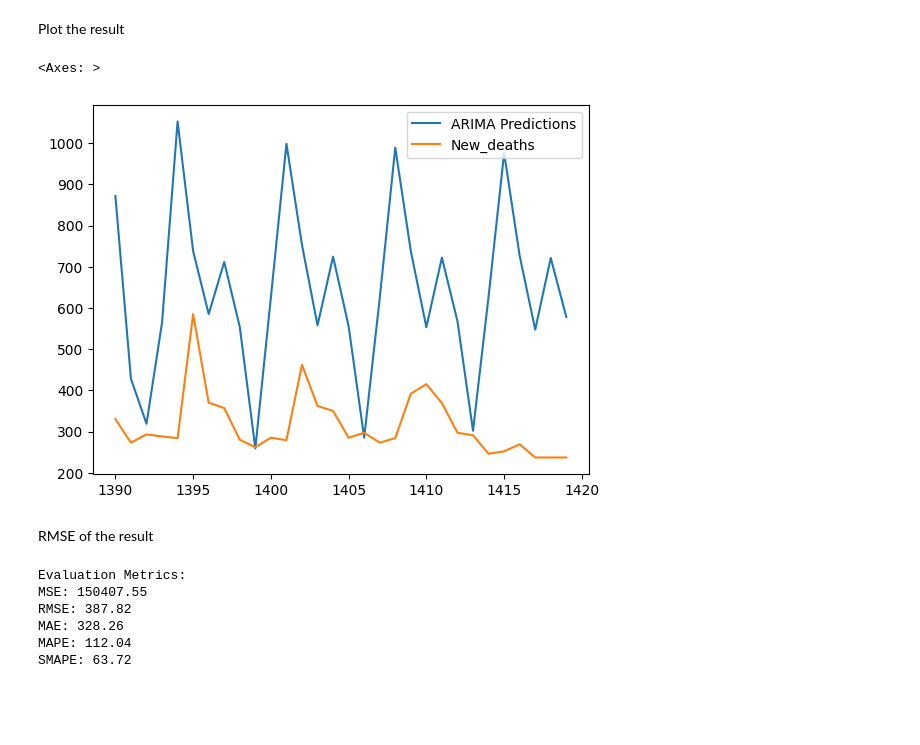
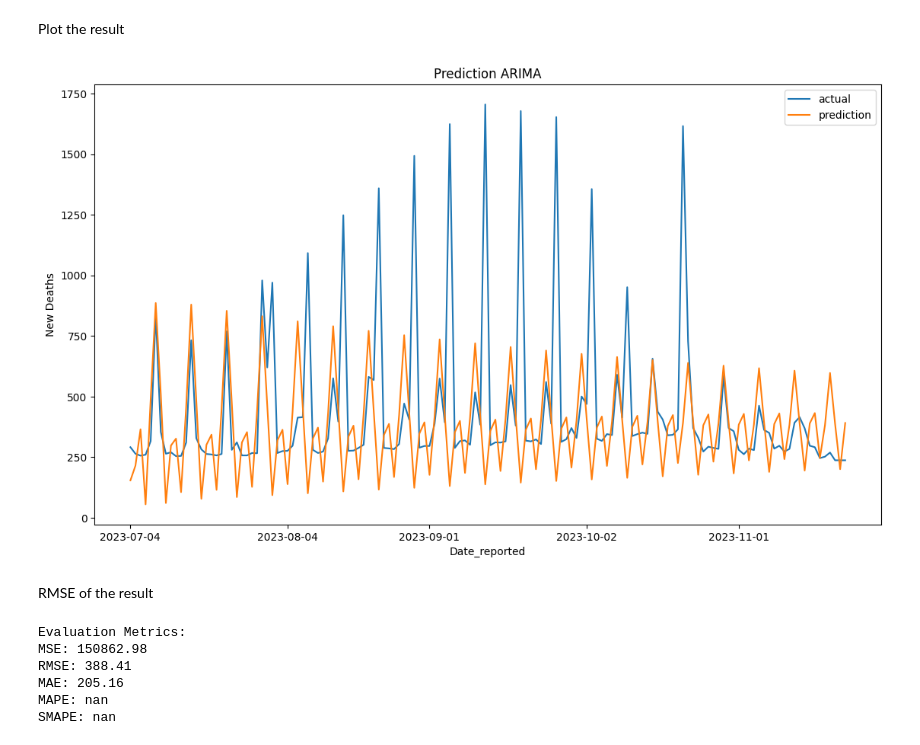
Before and after one commit to samuell07/timeseries-forecasting, a Jupyter notebook: covid_deaths/models/covid-deaths-arima.ipynb, the cells around one changed output. Drawn from its saved outputs; the diff is of its cells as text; code cells hidden in the pictures; blank space fills up the shorter version.

Commit message:
unify graphs and training size

```diff
--- a/covid_deaths/models/covid-deaths-arima.ipynb
+++ b/covid_deaths/models/covid-deaths-arima.ipynb
@@ -14,9 +16,9 @@ target_column = "New_deaths"
 df = pd.read_csv(file_path, parse_dates=True)
 df = df[[date_column, target_column]]
 
+df = df.groupby(date_column).sum().reset_index()
 df.set_index(date_column, inplace=True)
-df = df.groupby(date_column).sum().reset_index()
-
 df = df.dropna()
+dates = df.index.values
 # %% [markdown]
 Train test split
@@ -26,3 +25,8 @@ test = df.iloc[-30:]
+# %%
+data_length = len(df)
+train_split = 0.9
+train = df.iloc[:int(data_length*train_split)]
+test = df.iloc[int(data_length*train_split):]
 # %% [markdown]
 Parameter tuning for order
 # %%
@@ -85,20 +89,27 @@ Plot the result
 # %%
 start = len(train)
 end = len(train) + len(test) - 1
-pred = model.predict(start=start, end=end, typ="levels").rename("ARIMA Predictions")
-pred.plot(legend=True)
-test[target_column].plot(legend=True)
+pred = model.predict(start=start, end=end, typ="levels")
+
+fig, ax = plt.subplots(1, 1, figsize=(1280 / 96, 720 / 96))
+ax.plot(dates[int(data_length*train_split):], test[target_column].values, label="actual")
+ax.plot(dates[int(data_length*train_split):], list(pred), label="prediction")
+ax.set_title("Prediction ARIMA")
+ax.set_ylabel("New Deaths")
+ax.set_xlabel(date_column)
+ax.legend()
+ax.xaxis.set_major_locator(mdates.AutoDateLocator())
+plt.show()
 # %% [output]
-<Axes: >
-[figure, old version]
+[figure, new version]
 # %% [markdown]
 RMSE of the result
 # %%
 print_evaluation_metrics(pred, test[target_column])
 # %% [output]
 Evaluation Metrics:
-MSE: 150407.55
-RMSE: 387.82
-MAE: 328.26
-MAPE: 112.04
-SMAPE: 63.72
+MSE: 150862.98
+RMSE: 388.41
+MAE: 205.16
+MAPE: nan
+SMAPE: nan
```
Also changed, not shown: parts of 4 cells of this notebook, 7 other files.
